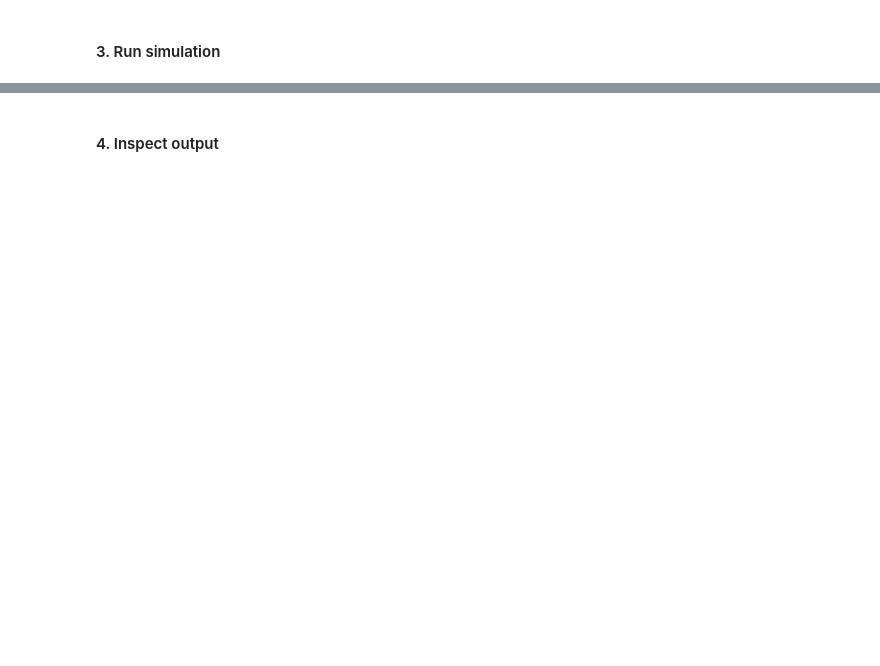
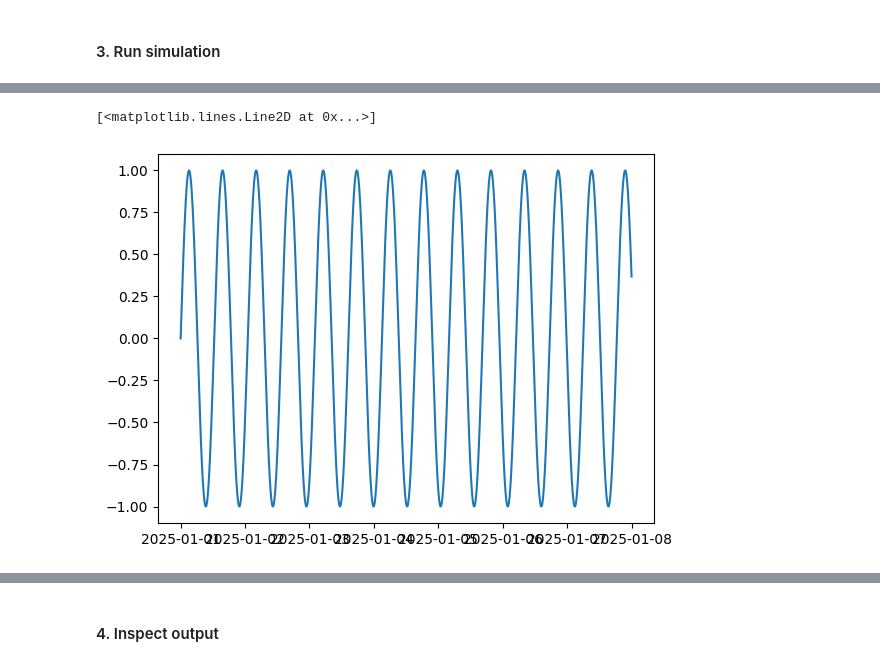
Before and after one commit to TUDelft-CITG/OpenTNSim, a Jupyter notebook: notebooks/0204 - Lock with hydrodynamics.ipynb, the cells around one changed output, grey strips where cells are left out. Saved outputs shown, nothing was run; the diff lists cells and outputs as text; code cells hidden in the pictures; blank space fills up the shorter version.

Commit message:
Notebook with hydrodynamics

```diff
--- a/notebooks/0204 - Lock with hydrodynamics.ipynb
+++ b/notebooks/0204 - Lock with hydrodynamics.ipynb
@@ -164,0 +102,20 @@ TypeError: subtract_vessels_from_lock_operation() missing 1 required positional
+# %%
+hydrodynamic_data = xr.Dataset()
+
+time = pd.date_range(start = simulation_start,
+                     end = simulation_start+pd.Timedelta(days=7),
+                     freq = pd.Timedelta(minutes=5))
+
+static_water_level = np.zeros(len(time))
+tidal_amplitude = 1.0
+tidal_period = 12.5 #hours
+tidal_water_level = [tidal_amplitude*np.sin(2*np.pi*(t-simulation_start).total_seconds()/(tidal_period*3600)) for t in time]
+
+water_level_data = xr.DataArray(data=[static_water_level,tidal_water_level],coords={'STATION':graph.nodes,'TIME':time})
+
+hydrodynamic_data['Water level'] = water_level_data
+# %%
+plt.plot(time,hydrodynamic_data.sel({'STATION':'1'})['Water level'].values)
+# %% [output]
+[<matplotlib.lines.Line2D at 0x...>]
+[figure, added]
```
Also changed, not shown: parts of 15 cells of this notebook, 2 other files.
